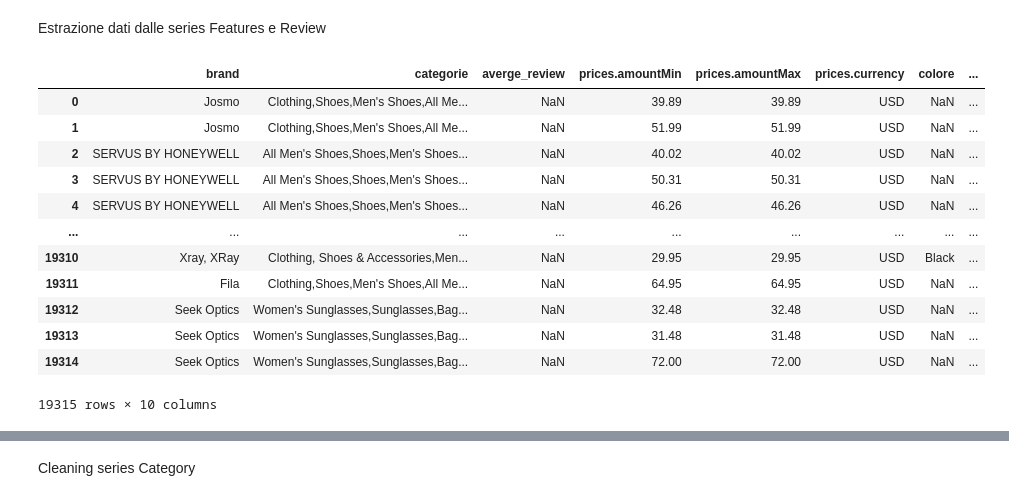
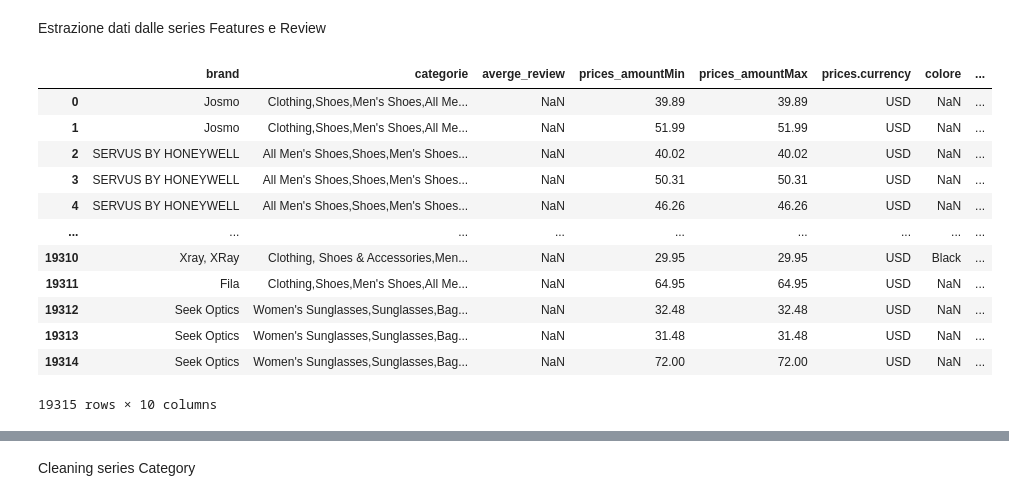
Before and after one commit to danidemi/corso-ifoa-machine-learning, a Jupyter notebook: project-work/Project_Work_teamB/Dati/Dataset_Man_Shoes_ridotto_recensioni.ipynb, the cells around one changed output, grey strips where cells are left out. Cells and saved outputs as stored; diff of their text form; code cells hidden in the pictures.

```diff
--- a/project-work/Project_Work_teamB/Dati/Dataset_Man_Shoes_ridotto_recensioni.ipynb
+++ b/project-work/Project_Work_teamB/Dati/Dataset_Man_Shoes_ridotto_recensioni.ipynb
@@ -108,36 +108,36 @@ def extract_age_group(features_json):
         features_json = features_json.replace("\\\\", "\\")
         kvs = json.loads(features_json)
         for kv in kvs:
             if(kv["key"] == "Age Group"):
                 return kv["value"][0]
         return None
     except:
         err_type, err_value, err_traceback = sys.exc_info()
         print( f"WARN '{err_type}' '{err_value}' parsing {features_json}" )
         return None
 
 
 
 
 df_man_ridotto = pd.DataFrame()
 
 df_man_ridotto["brand"] = man_shoes["brand"]
 df_man_ridotto["categorie"] = man_shoes["categories"]
 df_man_ridotto["averge_review"] = man_shoes["reviews"].apply( extract_averge_review )
-df_man_ridotto["prices.amountMin"] = pd.to_numeric(man_shoes["prices.amountMin"], errors='coerce')
-df_man_ridotto["prices.amountMax"] = pd.to_numeric(man_shoes["prices.amountMax"], errors='coerce')
+df_man_ridotto["prices_amountMin"] = pd.to_numeric(man_shoes["prices.amountMin"], errors='coerce')
+df_man_ridotto["prices_amountMax"] = pd.to_numeric(man_shoes["prices.amountMax"], errors='coerce')
 df_man_ridotto["prices.currency"] = man_shoes["prices.currency"]
 df_man_ridotto["colore"] = man_shoes["colors"]
 df_man_ridotto["size"] = man_shoes["sizes"]
 df_man_ridotto["age_group"] = man_shoes["features"].apply( extract_age_group )
 df_man_ridotto["material"] = man_shoes["features"].apply( extract_material )
 
 
 df_man_ridotto
 
 #df_man_ridotto è il df in cui sono estratti i dati da features e review
 # %% [output]
-|  | brand | categorie | averge_review | prices.amountMin | prices.amountMax | prices.currency | colore | ... |
+|  | brand | categorie | averge_review | prices_amountMin | prices_amountMax | prices.currency | colore | ... |
 | 0 | Josmo | Clothing,Shoes,Men's Shoes,All Me... | NaN | 39.89 | 39.89 | USD | NaN | ... |
 | 1 | Josmo | Clothing,Shoes,Men's Shoes,All Me... | NaN | 51.99 | 51.99 | USD | NaN | ... |
 | 2 | SERVUS BY HONEYWELL | All Men's Shoes,Shoes,Men's Shoes... | NaN | 40.02 | 40.02 | USD | NaN | ... |
```
Also changed, not shown: parts of 34 cells of this notebook, 1 other file.
